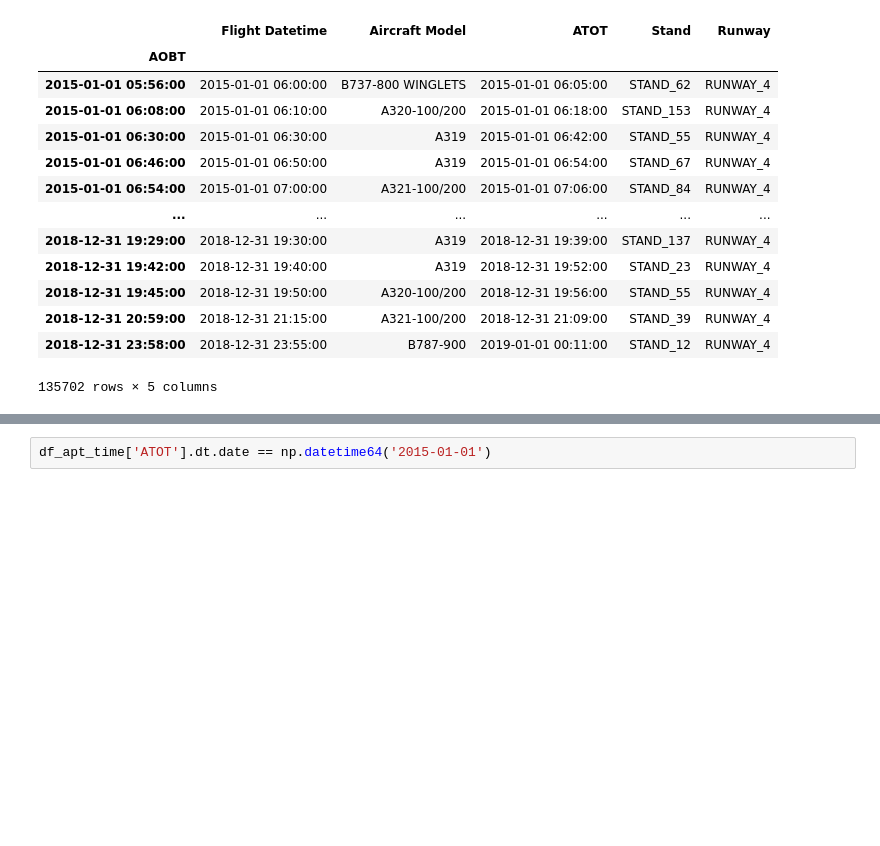
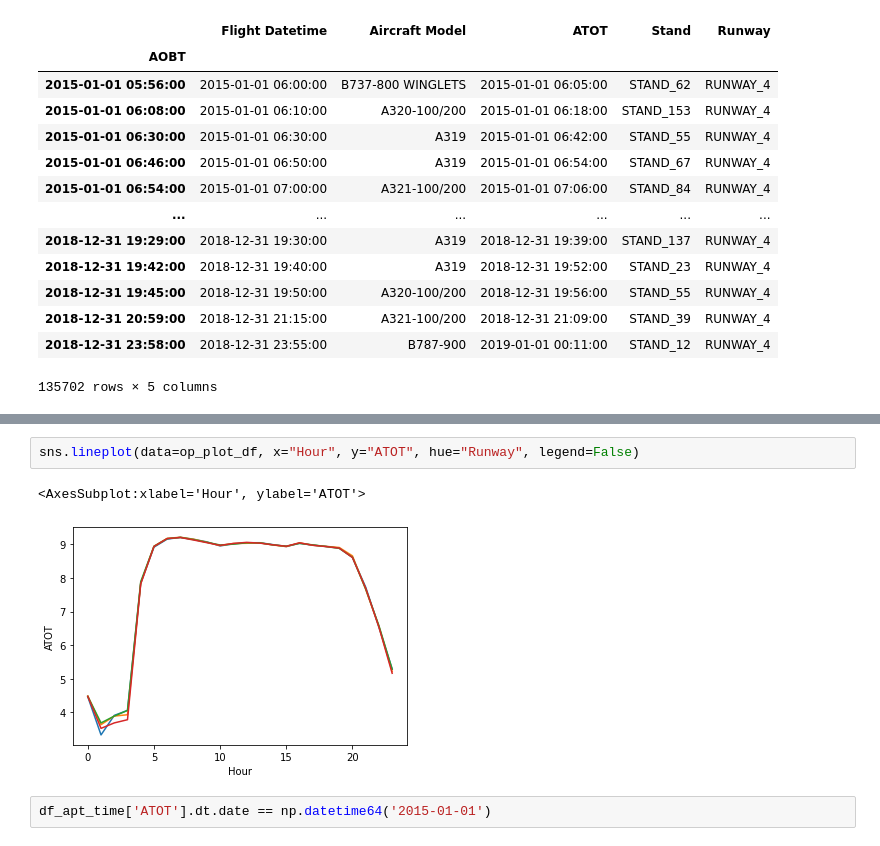
Before and after one commit to damienchambon/Hackathon-Eleven, a Jupyter notebook: data_exploration/Lucas_exploration.ipynb, the cells around one changed output, grey strips where cells are left out. Drawn from its saved outputs; the diff is of its cells as text; blank space fills up the shorter version.

```diff
--- a/data_exploration/Lucas_exploration.ipynb
+++ b/data_exploration/Lucas_exploration.ipynb
@@ -152,3 +122,8 @@ op_plot_df
+# %%
+sns.lineplot(data=op_plot_df, x="Hour", y="ATOT", hue="Runway", legend=False)
+# %% [output]
+<AxesSubplot:xlabel='Hour', ylabel='ATOT'>
+[figure, added]
 # %%
 df_apt_time['ATOT'].dt.date == np.datetime64('2015-01-01')
 # %% [output]
```
Also changed, not shown: parts of 38 cells of this notebook, 2 other files.
